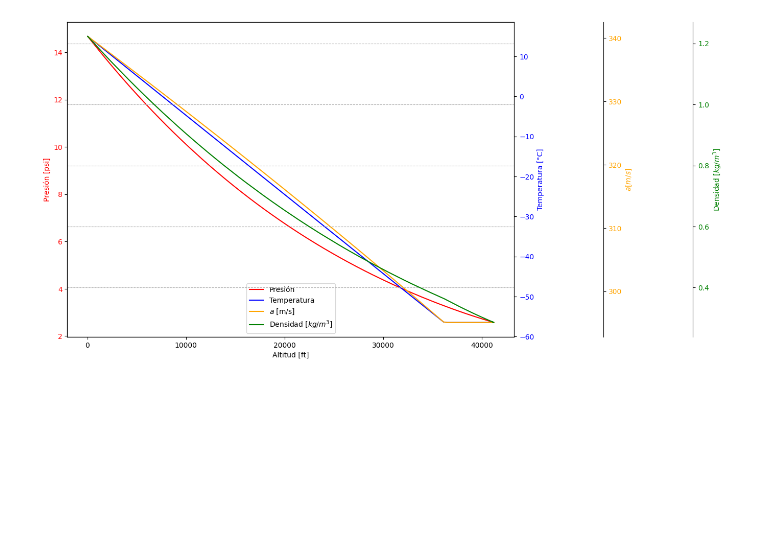
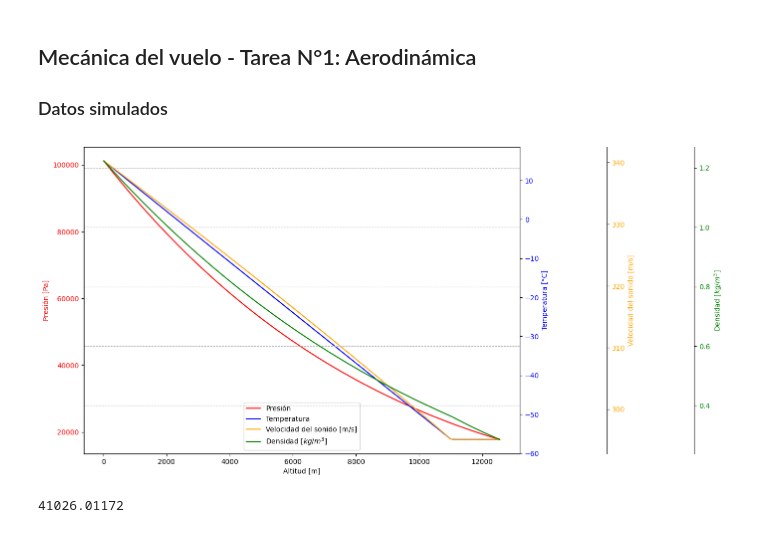
Before and after one commit to otarola-joaquin/Trabajos-varios-8vo-semestre, a Jupyter notebook: Mecánica del Vuelo/Tarea_1/lab1_gráfico.ipynb, the cells around one changed output. Cells and saved outputs as stored; diff of their text form; code cells hidden in the pictures; blank space fills up the shorter version.

```diff
--- a/Mecánica del Vuelo/Tarea_1/lab1_gráfico.ipynb
+++ b/Mecánica del Vuelo/Tarea_1/lab1_gráfico.ipynb
@@ -1,12 +1,15 @@
+# %% [markdown]
+## Mecánica del vuelo - Tarea N°1: Aerodinámica
+
+### Datos simulados
 # %%
 with open('data_f22.csv', 'r') as archivo:
     lineas = [line.rstrip() for line in archivo]
 
 v_indicated = [] # [knot]
 v_true = []      # [knot]
-pressure = []    # [psi]
+pressure = []    # [Pa]
 temperature = [] # [°C]
-dens_ratio = []  # [-]
 rho = []         # [kg/m3]
 altitude = []    # [km]
 lightspeed = []  # [m/s]
@@ -15,11 +18,10 @@ lightspeed = []  # [m/s]
 for i in lineas[1:-1]:
     v_indicated.append(float(i.split(',')[1]))
     v_true.append(float(i.split(',')[2]))
-    pressure.append(float(i.split(',')[14])*0.491154)
+    pressure.append(float(i.split(',')[14])* 0.491154 * 6894.76)
     temperature.append(float(i.split(',')[15]))
-    dens_ratio.append(float(i.split(',')[17]))
-    rho.append(float(i.split(',')[17])*1.225)
-    altitude.append(float(i.split(',')[31]))
+    rho.append(float(i.split(',')[17]) * 1.225)
+    altitude.append(float(i.split(',')[31]) * 0.3048)
     lightspeed.append((1.4 * 287.0528 * (float(i.split(',')[15]) + 273.15))**.5)
 # %%
 import matplotlib.pyplot as plt
@@ -27,41 +29,42 @@ import numpy as np
 
 fig, ax1 = plt.subplots()
 fig.subplots_adjust(right=0.75)
+plt.rcParams['figure.figsize'] = (14,8)
 
 ax2 = ax1.twinx()
 
 ax3 = ax1.twinx()
 ax3.spines.right.set_position(("axes", 1.20))
 
 ax4 = ax1.twinx()
 ax4.spines.right.set_position(("axes", 1.40))
 
-color1, color2, color3 = 'crimson', 'royalblue', 'forestgreen'
-
 p1, = ax1.plot(altitude, pressure, color='red', label="Presión")
 p2, = ax2.plot(altitude, temperature, color='blue', label="Temperatura")
-p3, = ax3.plot(altitude, lightspeed, color='orange', label="$a$ [m/s]")
+p3, = ax3.plot(altitude, lightspeed, color='orange', label="Velocidad del sonido [m/s]")
 p4, = ax4.plot(altitude, rho, color='green', label = 'Densidad $[kg/m^3]$')
 
-ax1.set_xlabel("Altitud [ft]")
-ax1.set_ylabel("Presión [psi]", color='red')
+ax1.set_xlabel("Altitud [m]")
+ax1.set_ylabel("Presión [Pa]", color='red')
 ax1.tick_params(axis='y', labelcolor='red')
 
 ax2.set_ylabel("Temperatura [°C]", color='blue')
 ax2.tick_params(axis='y', labelcolor='blue')
 
-ax3.set_ylabel("$a   [m/s]$", color='orange')
+ax3.set_ylabel("Velocidad del sonido [m/s]", color='orange')
 ax3.tick_params(axis='y', labelcolor='orange')
 
 ax4.set_ylabel("Densidad $[kg/m^3]$", color='green')
 ax4.tick_params(axis='y', labelcolor='green')
 
 lines = [p1, p2, p3, p4]
 ax1.legend(lines, [l.get_label() for l in lines], loc="lower center")
 
-plt.rcParams['figure.figsize'] = (14,8)
-
 plt.grid(linestyle='--')
 plt.show()
 # %% [output]
-[figure, old version]
+[figure, new version]
+# %%
+print(altitude[-1] / 0.3048)
+# %% [output]
+41026.01172
```
